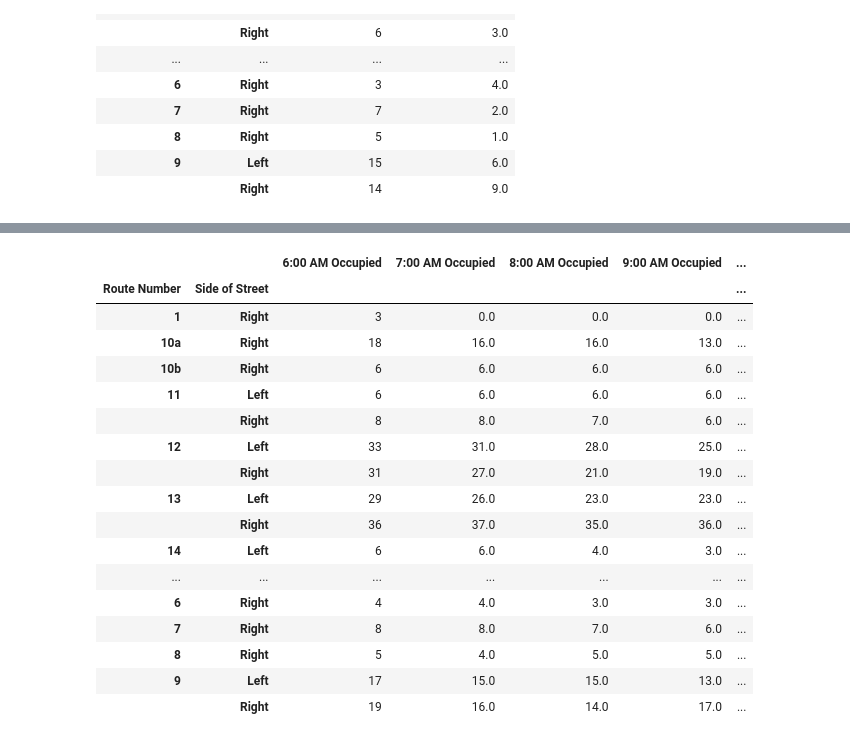
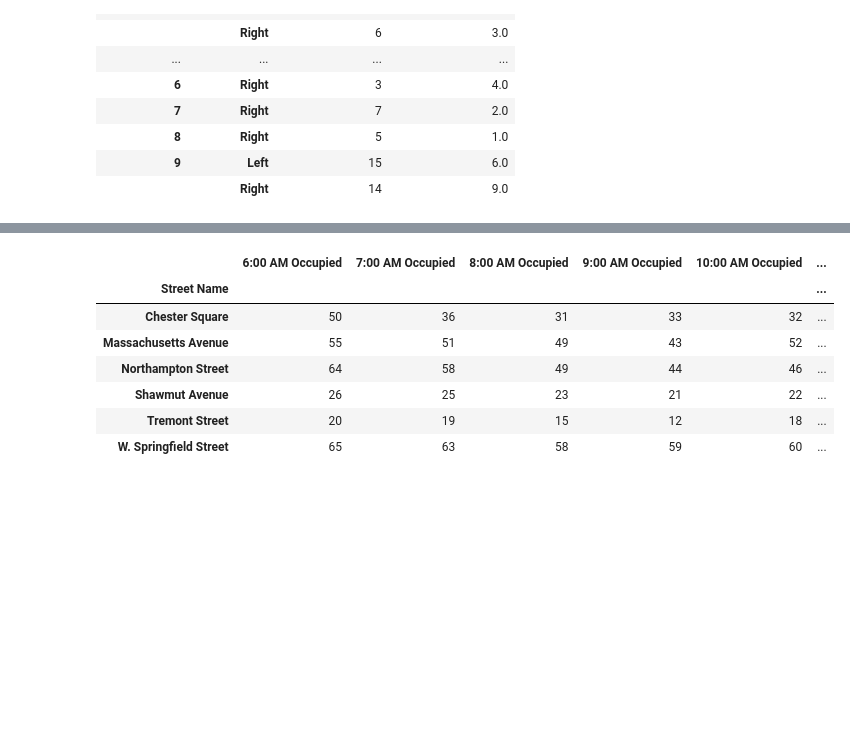
Before and after one commit to Northeastern-DS-4200-F19/project-team-1-parking, a Jupyter notebook: Parking_Project.ipynb, the cells around one changed output, grey strips where cells are left out. Drawn from its saved outputs; the diff is of its cells as text; code cells hidden in the pictures; blank space fills up the shorter version.

Commit message:
added bar chart data

```diff
--- a/Parking_Project.ipynb
+++ b/Parking_Project.ipynb
@@ -108,11 +117,20 @@ df2
 # %%
 def Occupancy(time):
     df2 = all_parking_data.loc[all_parking_data[time] == 'Occupied'].groupby(['Route Number','Side of Street', 'Street Name']).count()[[time]];
-    df3 = all_parking_data.loc[all_parking_data[time] == 'Unoccupied'].groupby(['Route Number','Side of Street']).count()[[time]];
+    df3 = all_parking_data.loc[all_parking_data[time] == 'Unoccupied'].groupby(['Route Number','Side of Street','Street Name']).count()[[time]];
     df2 = df2.rename(columns = {time: time + ' Occupied'})
     df2[time + ' Unoccupied'] = df3[time]
     df2['Total Spots'] = df2[time + ' Unoccupied'] + df2[time + ' Occupied']
     df2.sort_values('Route Number')
     return df2;
+
+def Occupancy2(time):
+    df2 = all_parking_data.loc[all_parking_data[time] == 'Occupied'].groupby(['Street Name']).count()[[time]];
+    df3 = all_parking_data.loc[all_parking_data[time] == 'Unoccupied'].groupby(['Street Name']).count()[[time]];
+    df2 = df2.rename(columns = {time: time + ' Occupied'})
+    df2[time + ' Unoccupied'] = df3[time]
+    df2['Total Spots'] = df2[time + ' Unoccupied'] + df2[time + ' Occupied']
+    df2.sort_values('Street Name')
+    return df2;
 # %%
 Occupancy('4:00 PM')
@@ -141,34 +150,24 @@ all_times_occ = ['6:00 AM Occupied', '7:00 AM Occupied', '8:00 AM Occupied', '9:
 # %%
 all_cols =  all_times_occ
 new_df = pd.DataFrame(columns = all_cols);
 add_once = True;
 all_times = ['6:00 AM', '7:00 AM', '8:00 AM', '9:00 AM', '10:00 AM', '11:00 AM',
              '12:00 PM', '1:00 PM', '2:00 PM', '3:00 PM', '4:00 PM', '5:00 PM', '6:00 PM', '7:00 PM', '8:00 PM'];
 for time in all_times:
-    temp_df = Occupancy(time);
+    temp_df = Occupancy2(time);
     if (add_once):
         add_once = False;
         new_df['Total Spots'] = temp_df['Total Spots']
     new_df[time + ' Occupied'] = temp_df[time + ' Occupied'];
 new_df = new_df.fillna(0)
 new_df
 # %% [output]
-|  |  | 6:00 AM Occupied | 7:00 AM Occupied | 8:00 AM Occupied | 9:00 AM Occupied | ... |
-| Route Number | Side of Street |  |  |  |  | ... |
-| 1 | Right | 3 | 0.0 | 0.0 | 0.0 | ... |
-| 10a | Right | 18 | 16.0 | 16.0 | 13.0 | ... |
-| 10b | Right | 6 | 6.0 | 6.0 | 6.0 | ... |
-| 11 | Left | 6 | 6.0 | 6.0 | 6.0 | ... |
-|  | Right | 8 | 8.0 | 7.0 | 6.0 | ... |
-| 12 | Left | 33 | 31.0 | 28.0 | 25.0 | ... |
-|  | Right | 31 | 27.0 | 21.0 | 19.0 | ... |
-| 13 | Left | 29 | 26.0 | 23.0 | 23.0 | ... |
-|  | Right | 36 | 37.0 | 35.0 | 36.0 | ... |
-| 14 | Left | 6 | 6.0 | 4.0 | 3.0 | ... |
-| ... | ... | ... | ... | ... | ... | ... |
-| 6 | Right | 4 | 4.0 | 3.0 | 3.0 | ... |
-| 7 | Right | 8 | 8.0 | 7.0 | 6.0 | ... |
-| 8 | Right | 5 | 4.0 | 5.0 | 5.0 | ... |
-| 9 | Left | 17 | 15.0 | 15.0 | 13.0 | ... |
-|  | Right | 19 | 16.0 | 14.0 | 17.0 | ... |
+|  | 6:00 AM Occupied | 7:00 AM Occupied | 8:00 AM Occupied | 9:00 AM Occupied | 10:00 AM Occupied | ... |
+| Street Name |  |  |  |  |  | ... |
+| Chester Square | 50 | 36 | 31 | 33 | 32 | ... |
+| Massachusetts Avenue | 55 | 51 | 49 | 43 | 52 | ... |
+| Northampton Street | 64 | 58 | 49 | 44 | 46 | ... |
+| Shawmut Avenue | 26 | 25 | 23 | 21 | 22 | ... |
+| Tremont Street | 20 | 19 | 15 | 12 | 18 | ... |
+| W. Springfield Street | 65 | 63 | 58 | 59 | 60 | ... |
 # %%
```
Also changed, not shown: parts of 3 cells of this notebook, 3 other files.
